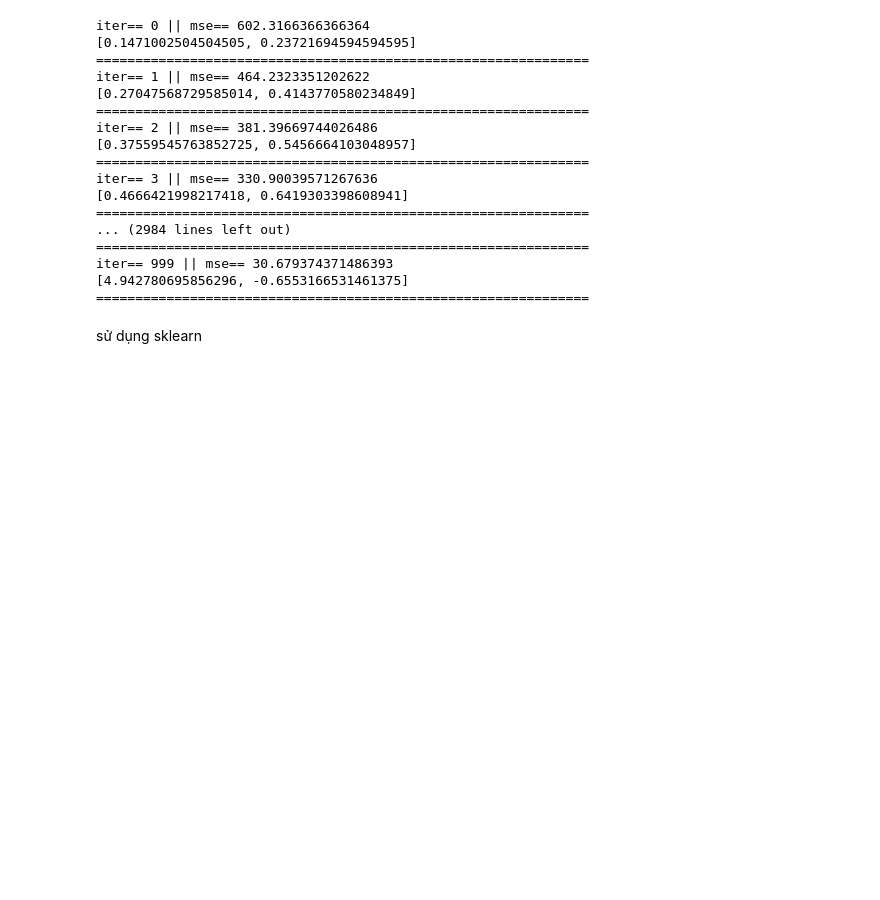
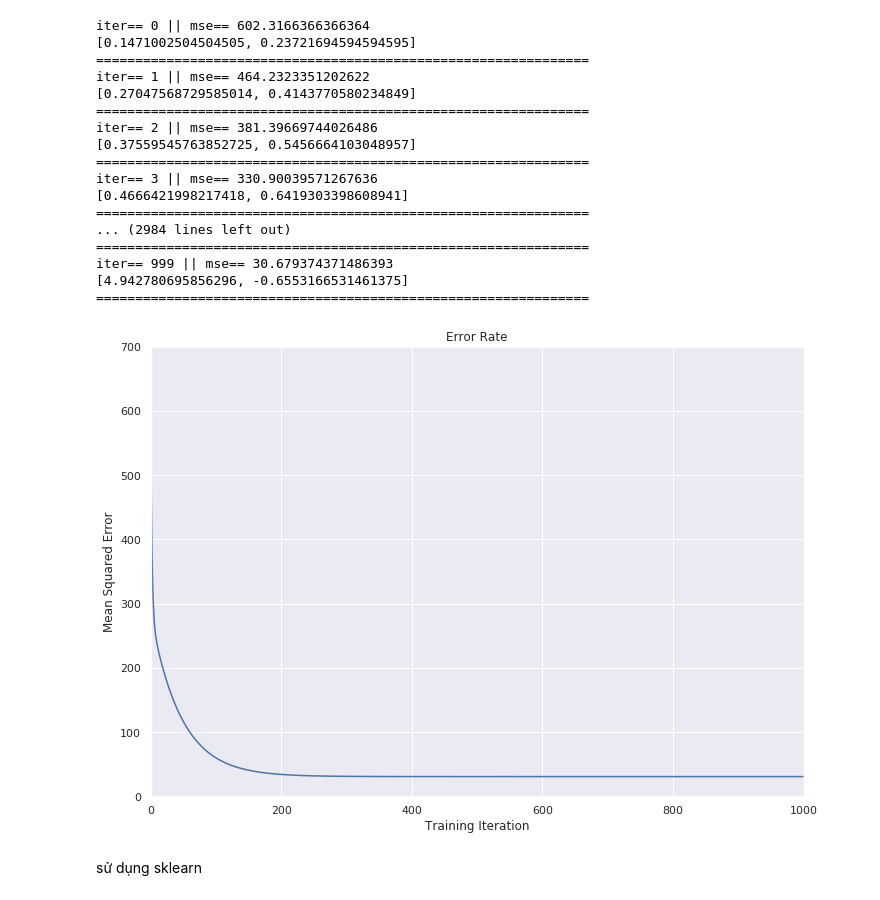
Before and after one commit to PhanThanhTrung/Machine-Learning, a Jupyter notebook: Week 4/Linear Regression for Boston Housing problems.ipynb, the cells around one changed output. Saved outputs shown, nothing was run; the diff lists cells and outputs as text; code cells hidden in the pictures; blank space fills up the shorter version.

Commit message:
add learning graph

```diff
--- a/Week 4/Linear Regression for Boston Housing problems.ipynb
+++ b/Week 4/Linear Regression for Boston Housing problems.ipynb
@@ -64,6 +64,7 @@ lr=0.001
 epochs=1000
 for i in range(epochs):
     print('iter== {} || mse== {}'.format(i,MSE(w,X)))
+    mse.append(MSE(w,X))
     grad=gradient(w,X)
     w=[w[i]-lr*grad[i] for i in range(len(grad))]
     print(w)
@@ -86,6 +87,16 @@ iter== 3 || mse== 330.90039571267636
 iter== 999 || mse== 30.679374371486393
 [4.942780695856296, -0.6553166531461375]
 ===============================================================
+# %%
+ite=[i for i in range(len(mse))]
+plt.plot(ite,mse)
+plt.axis([0,1000,0,700])
+plt.title('Error Rate')
+plt.xlabel('Training Iteration')
+plt.ylabel('Mean Squared Error')
+plt.show()
+# %% [output]
+[figure, added]
 # %% [markdown]
 sử dụng sklearn
 # %%
```
